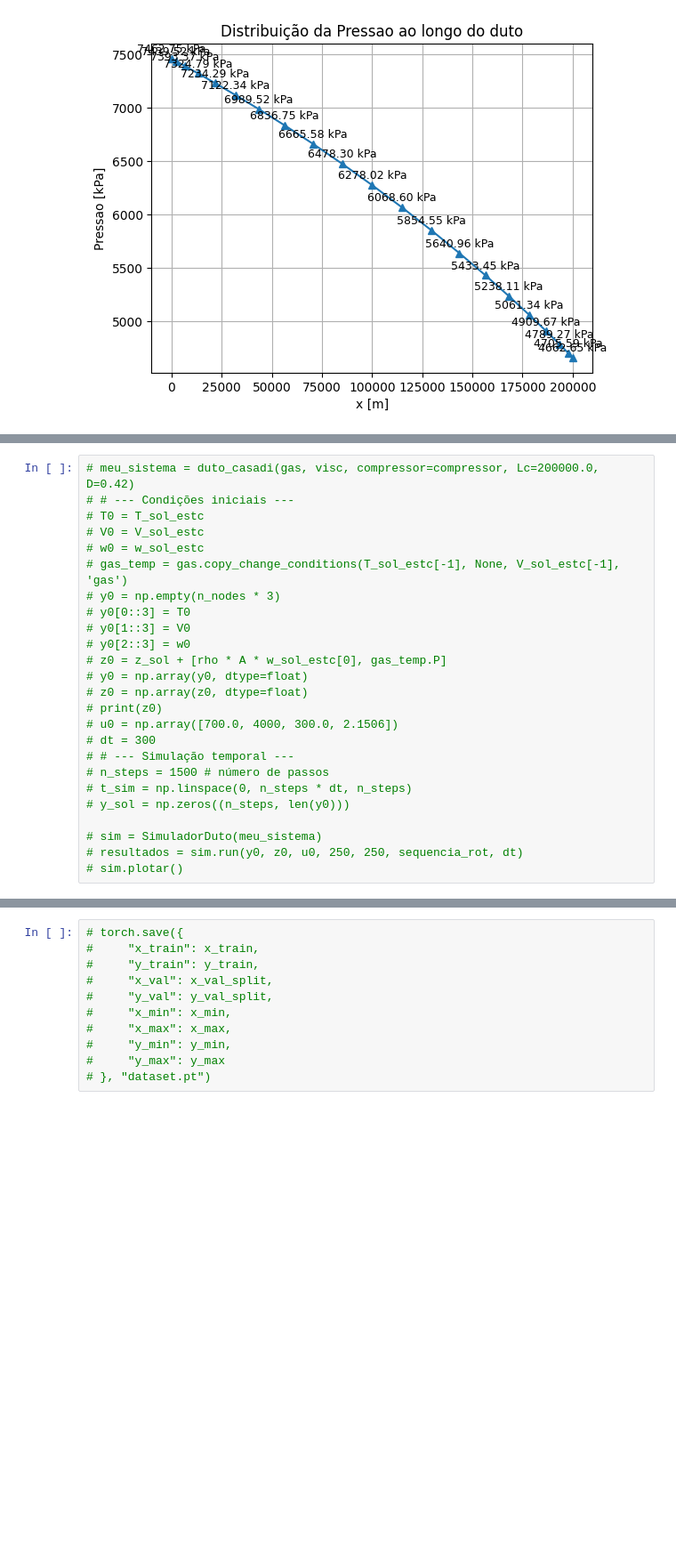
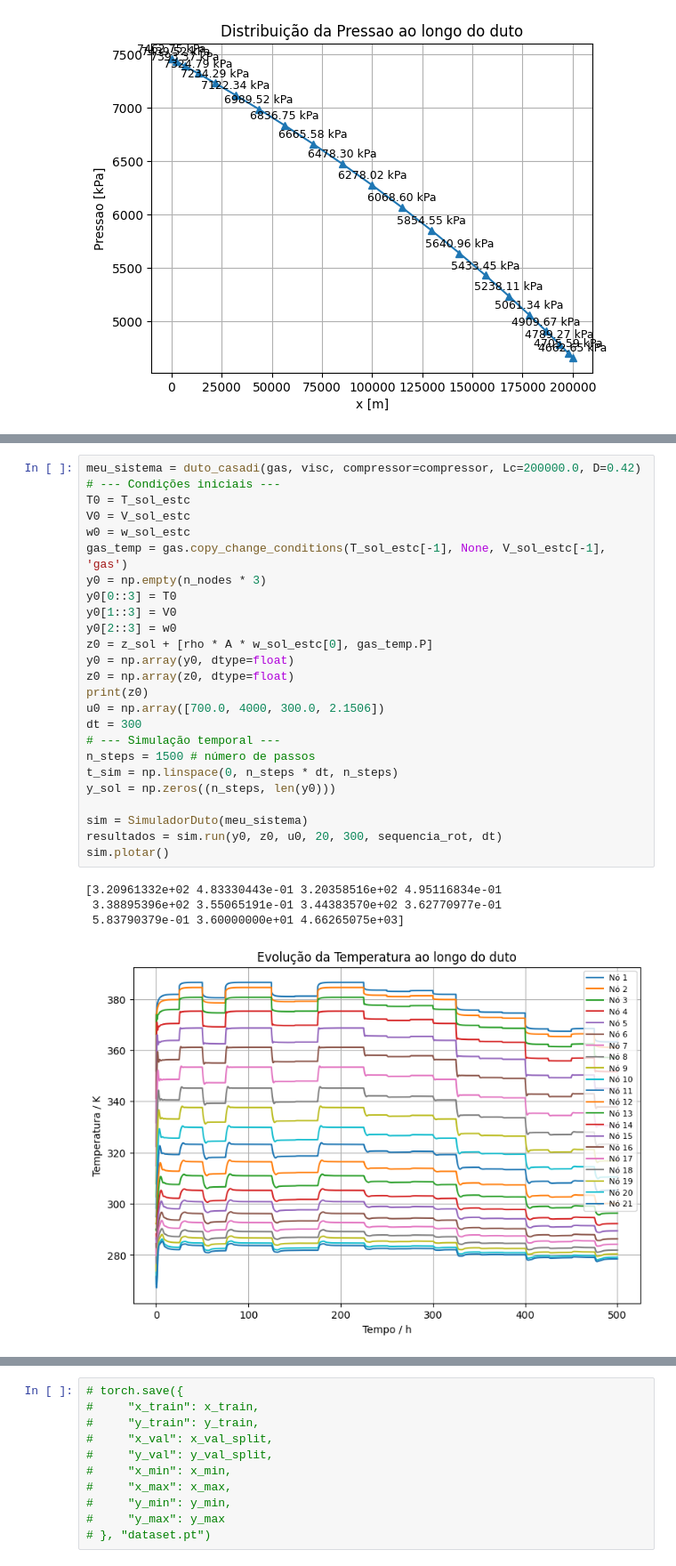
Before and after one commit to MMatheusB/UFBA, a Jupyter notebook: Duto_Rede_de_gas/PSE_NE_2025/RNN_1_Duto.ipynb, the cells around one changed output, grey strips where cells are left out. Shown at 89% size. Cells and saved outputs as stored; diff of their text form; blank space fills up the shorter version.

```diff
--- a/Duto_Rede_de_gas/PSE_NE_2025/RNN_1_Duto.ipynb
+++ b/Duto_Rede_de_gas/PSE_NE_2025/RNN_1_Duto.ipynb
@@ -266,25 +266,30 @@ print(sequencia_rot)
 # %%
-# meu_sistema = duto_casadi(gas, visc, compressor=compressor, Lc=200000.0, D=0.42)
-# # --- Condições iniciais ---
-# T0 = T_sol_estc
-# V0 = V_sol_estc
-# w0 = w_sol_estc
-# gas_temp = gas.copy_change_conditions(T_sol_estc[-1], None, V_sol_estc[-1], 'gas')
-# y0 = np.empty(n_nodes * 3)
-# y0[0::3] = T0
-# y0[1::3] = V0
-# y0[2::3] = w0
-# z0 = z_sol + [rho * A * w_sol_estc[0], gas_temp.P]
-# y0 = np.array(y0, dtype=float)
-# z0 = np.array(z0, dtype=float)
-# print(z0)
-# u0 = np.array([700.0, 4000, 300.0, 2.1506])
-# dt = 300
-# # --- Simulação temporal ---
-# n_steps = 1500 # número de passos
-# t_sim = np.linspace(0, n_steps * dt, n_steps)
-# y_sol = np.zeros((n_steps, len(y0)))
+meu_sistema = duto_casadi(gas, visc, compressor=compressor, Lc=200000.0, D=0.42)
+# --- Condições iniciais ---
+T0 = T_sol_estc
+V0 = V_sol_estc
+w0 = w_sol_estc
+gas_temp = gas.copy_change_conditions(T_sol_estc[-1], None, V_sol_estc[-1], 'gas')
+y0 = np.empty(n_nodes * 3)
+y0[0::3] = T0
+y0[1::3] = V0
+y0[2::3] = w0
+z0 = z_sol + [rho * A * w_sol_estc[0], gas_temp.P]
+y0 = np.array(y0, dtype=float)
+z0 = np.array(z0, dtype=float)
+print(z0)
+u0 = np.array([700.0, 4000, 300.0, 2.1506])
+dt = 300
+# --- Simulação temporal ---
+n_steps = 1500 # número de passos
+t_sim = np.linspace(0, n_steps * dt, n_steps)
+y_sol = np.zeros((n_steps, len(y0)))
 
-# sim = SimuladorDuto(meu_sistema)
-# resultados = sim.run(y0, z0, u0, 250, 250, sequencia_rot, dt)
-# sim.plotar()
+sim = SimuladorDuto(meu_sistema)
+resultados = sim.run(y0, z0, u0, 20, 300, sequencia_rot, dt)
+sim.plotar()
+# %% [output]
+[3.20961332e+02 4.83330443e-01 3.20358516e+02 4.95116834e-01
+ 3.38895396e+02 3.55065191e-01 3.44383570e+02 3.62770977e-01
+ 5.83790379e-01 3.60000000e+01 4.66265075e+03]
+[figure, added]
```
Also changed, not shown: parts of 8 cells of this notebook, 4 other files.
